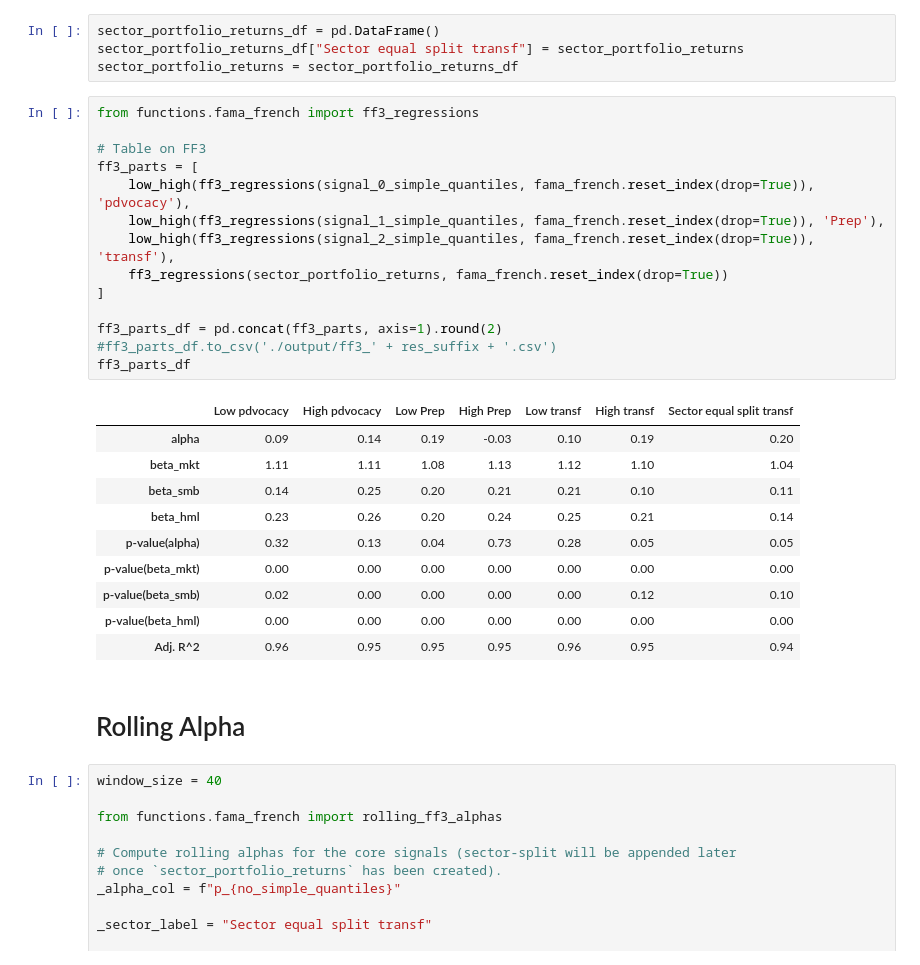
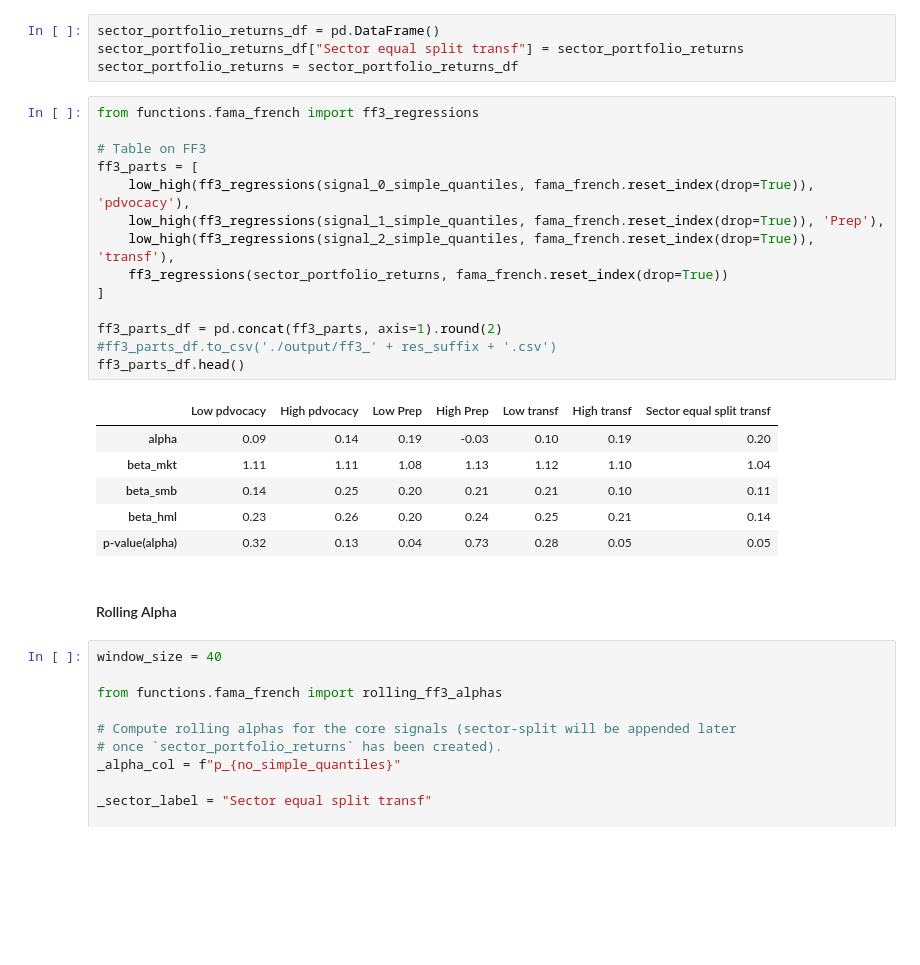
Before and after one commit to christy108/modular_fund_analysis, a Jupyter notebook: indices.ipynb, the cells around one changed output. Saved outputs shown, nothing was run; the diff lists cells and outputs as text; blank space fills up the shorter version.

```diff
--- a/indices.ipynb
+++ b/indices.ipynb
@@ -666,30 +622,26 @@ sector_portfolio_returns = sector_portfolio_returns_df
 # %%
 from functions.fama_french import ff3_regressions
 
 # Table on FF3
 ff3_parts = [
     low_high(ff3_regressions(signal_0_simple_quantiles, fama_french.reset_index(drop=True)), 'pdvocacy'),
     low_high(ff3_regressions(signal_1_simple_quantiles, fama_french.reset_index(drop=True)), 'Prep'),
     low_high(ff3_regressions(signal_2_simple_quantiles, fama_french.reset_index(drop=True)), 'transf'),
     ff3_regressions(sector_portfolio_returns, fama_french.reset_index(drop=True))
 ]
 
 ff3_parts_df = pd.concat(ff3_parts, axis=1).round(2)
 #ff3_parts_df.to_csv('./output/ff3_' + res_suffix + '.csv')
-ff3_parts_df
+ff3_parts_df.head()
 # %% [output]
 |  | Low pdvocacy | High pdvocacy | Low Prep | High Prep | Low transf | High transf | Sector equal split transf |
 | alpha | 0.09 | 0.14 | 0.19 | -0.03 | 0.10 | 0.19 | 0.20 |
 | beta_mkt | 1.11 | 1.11 | 1.08 | 1.13 | 1.12 | 1.10 | 1.04 |
 | beta_smb | 0.14 | 0.25 | 0.20 | 0.21 | 0.21 | 0.10 | 0.11 |
 | beta_hml | 0.23 | 0.26 | 0.20 | 0.24 | 0.25 | 0.21 | 0.14 |
 | p-value(alpha) | 0.32 | 0.13 | 0.04 | 0.73 | 0.28 | 0.05 | 0.05 |
-| p-value(beta_mkt) | 0.00 | 0.00 | 0.00 | 0.00 | 0.00 | 0.00 | 0.00 |
-| p-value(beta_smb) | 0.02 | 0.00 | 0.00 | 0.00 | 0.00 | 0.12 | 0.10 |
-| p-value(beta_hml) | 0.00 | 0.00 | 0.00 | 0.00 | 0.00 | 0.00 | 0.00 |
-| Adj. R^2 | 0.96 | 0.95 | 0.95 | 0.95 | 0.96 | 0.95 | 0.94 |
 # %% [markdown]
-# Rolling Alpha
+#### Rolling Alpha
 # %%
 window_size = 40
 
```
Also changed, not shown: parts of 12 cells of this notebook, 2 other files.
